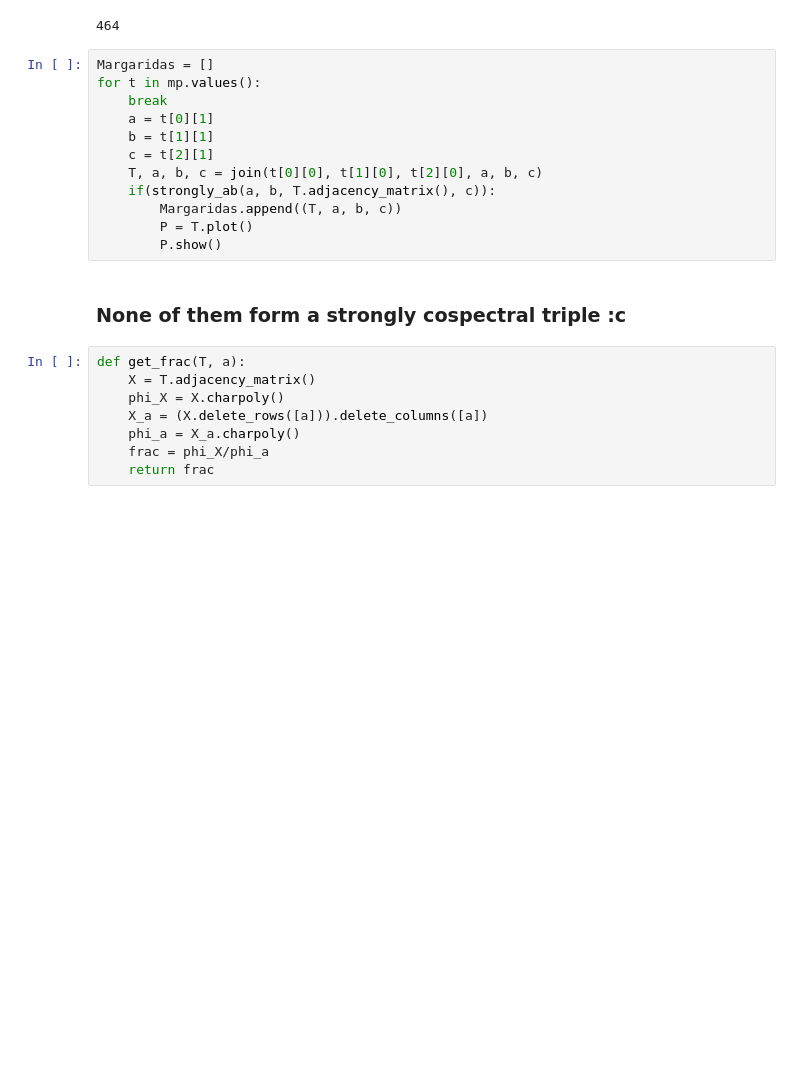
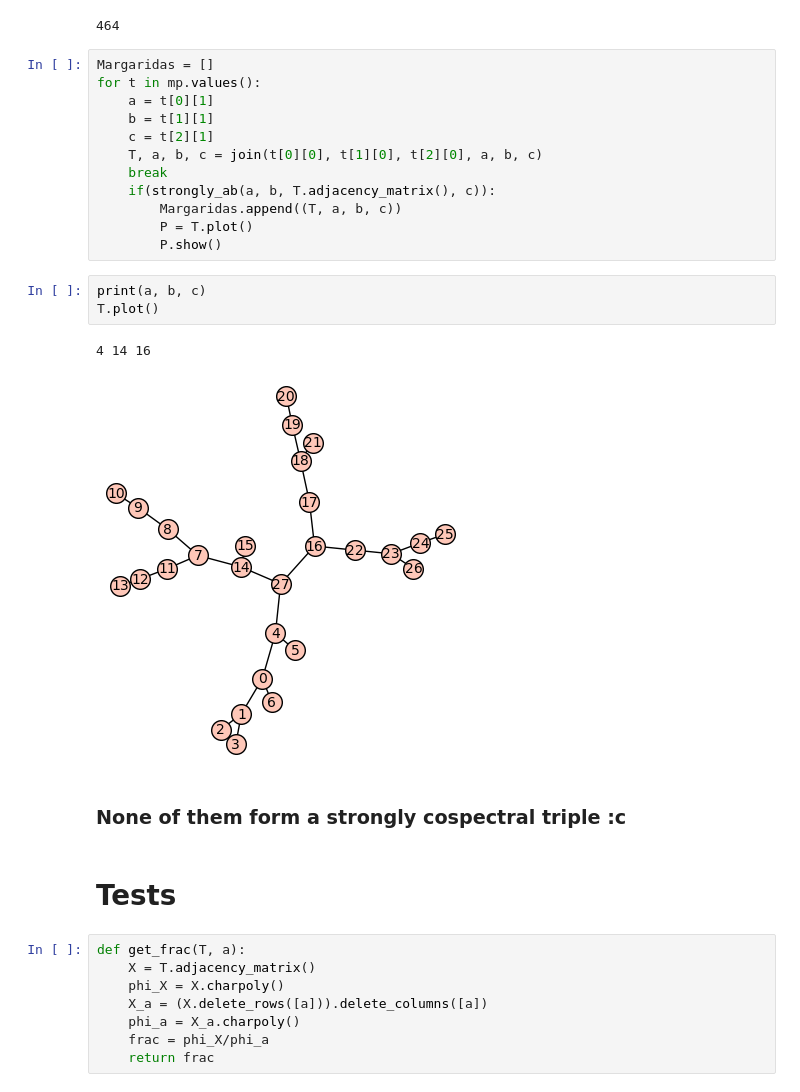
Before and after one commit to emanueljuliano/Strongly_Cospectral_Vertices_On_Trees, a Jupyter notebook: Non_isomorphic_trees.ipynb, the cells around one changed output. Drawn from its saved outputs; the diff is of its cells as text; blank space fills up the shorter version.

```diff
--- a/Non_isomorphic_trees.ipynb
+++ b/Non_isomorphic_trees.ipynb
@@ -320,17 +324,25 @@ len(mp)
 # %%
 Margaridas = []
 for t in mp.values():
-    break
     a = t[0][1]
     b = t[1][1]
     c = t[2][1]
     T, a, b, c = join(t[0][0], t[1][0], t[2][0], a, b, c)
+    break
     if(strongly_ab(a, b, T.adjacency_matrix(), c)):
         Margaridas.append((T, a, b, c))
         P = T.plot()
         P.show()
+# %%
+print(a, b, c)
+T.plot()
+# %% [output]
+4 14 16
+[figure, added]
 # %% [markdown]
 ### None of them form a strongly cospectral triple :c
+# %% [markdown]
+# Tests
 # %%
 def get_frac(T, a):
     X = T.adjacency_matrix()
```
Also changed, not shown: parts of 5 cells of this notebook, 37 other files.
